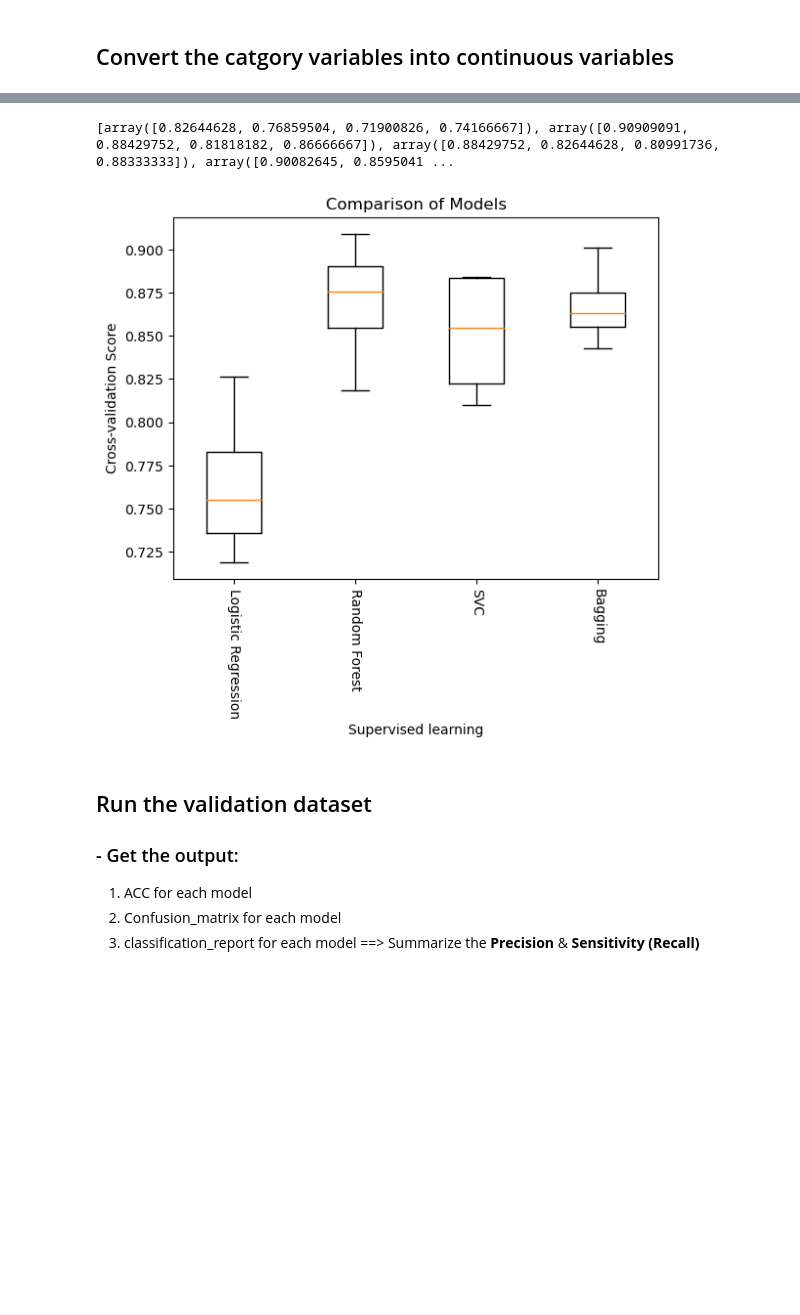
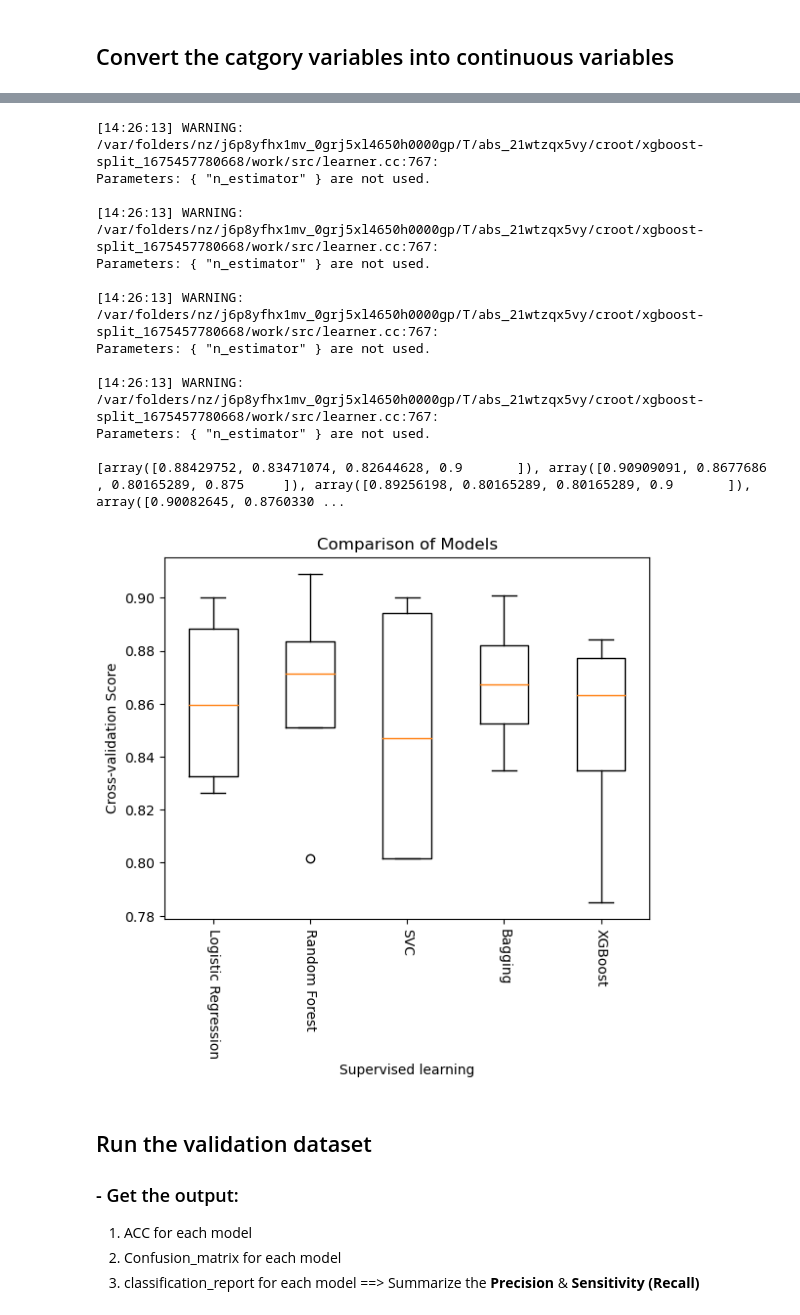
Before and after one commit to dsChenWu/ML-Project, a Jupyter notebook: credit_card_project/Credit_catd_approval.ipynb, the cells around one changed output, grey strips where cells are left out. Saved outputs shown, nothing was run; the diff lists cells and outputs as text; code cells hidden in the pictures; blank space fills up the shorter version.

```diff
--- a/credit_card_project/Credit_catd_approval.ipynb
+++ b/credit_card_project/Credit_catd_approval.ipynb
@@ -40,13 +41,20 @@ import pandas as pd
 column_name = [f'A{i}' for i in range(1,17)]
 data = pd.read_csv('crx.data', header = None, names = column_name)
 print(data)
-
 print(data.head())
 print(data.info())
 
+# data.loc[data['A16'] =='+', 'A16'] = 1
+# data.loc[data['A16']== '-', 'A16'] = 0
+
+data['A16'] = data['A16'].map({'+': 1, '-': 0})
+
 # Follwoing the dataset description, column 15th is the target variale.
 y = data.pop('A16')
-print(y)
+
+
+print(y.value_counts())
+print(y.unique)
 # %% [output]
     A1     A2      A3 A4 A5  A6  A7    A8 A9 A10  A11 A12 A13    A14  A15 A16
 0    b  30.83   0.000  u  g   w   v  1.25  t   t    1   f   g  00202    0   +
@@ -251,23 +260,36 @@ Bagging : 0.8778409090909091
 # %%
 # Cross-Validation
-models = {'Logistic Regression': linear_model.LogisticRegression(C = 0.001), 'Random Forest': ensemble.RandomForestClassifier(max_depth = 10,min_samples_leaf = 15),
-          'SVC': svm.SVC(C = 1.3204, kernel = 'linear'),'Bagging': ensemble.BaggingClassifier(base_estimator=ensemble.RandomForestClassifier(max_depth = 14, min_samples_leaf = 10), n_estimators = 100)}
+models = {'Logistic Regression': linear_model.LogisticRegression(C = 0.12),
+          'Random Forest': ensemble.RandomForestClassifier(max_depth = 5,min_samples_leaf = 10),
+          'SVC': svm.SVC(C = 0.1 , kernel = 'linear'),
+          'Bagging': ensemble.BaggingClassifier(base_estimator=ensemble.RandomForestClassifier(max_depth = 12, min_samples_leaf = 10), n_estimators = 100),
+          'XGBoost': xgb.XGBClassifier(n_estimator = 55, max_depth = 17, learning_rate = 0.16, colsample_bytree = 0.7)}
 result = []
 for model in models.values():
     cv_results = model_selection.cross_val_score(model, X_train_scaled, y_train, cv = kf)
     result.append(cv_results)
 print(result)
-
-
 plt.boxplot(result, labels= models.keys())
 plt.xlabel('Supervised learning')
 plt.ylabel('Cross-validation Score')
 plt.title('Comparison of Models')
 plt.xticks(rotation = 270)
 plt.show()
 # %% [output]
-[array([0.82644628, 0.76859504, 0.71900826, 0.74166667]), array([0.90909091, 0.88429752, 0.81818182, 0.86666667]), array([0.88429752, 0.82644628, 0.80991736, 0.88333333]), array([0.90082645, 0.8595041 ...
+[14:26:13] WARNING: /var/folders/nz/j6p8yfhx1mv_0grj5xl4650h0000gp/T/abs_21wtzqx5vy/croot/xgboost-split_1675457780668/work/src/learner.cc:767:
+Parameters: { "n_estimator" } are not used.
+
+[14:26:13] WARNING: /var/folders/nz/j6p8yfhx1mv_0grj5xl4650h0000gp/T/abs_21wtzqx5vy/croot/xgboost-split_1675457780668/work/src/learner.cc:767:
+Parameters: { "n_estimator" } are not used.
+
+[14:26:13] WARNING: /var/folders/nz/j6p8yfhx1mv_0grj5xl4650h0000gp/T/abs_21wtzqx5vy/croot/xgboost-split_1675457780668/work/src/learner.cc:767:
+Parameters: { "n_estimator" } are not used.
+
+[14:26:13] WARNING: /var/folders/nz/j6p8yfhx1mv_0grj5xl4650h0000gp/T/abs_21wtzqx5vy/croot/xgboost-split_1675457780668/work/src/learner.cc:767:
+Parameters: { "n_estimator" } are not used.
+
+[array([0.88429752, 0.83471074, 0.82644628, 0.9       ]), array([0.90909091, 0.8677686 , 0.80165289, 0.875     ]), array([0.89256198, 0.80165289, 0.80165289, 0.9       ]), array([0.90082645, 0.8760330 ...
-[figure, old version]
+[figure, new version]
 # %% [markdown]
 ## Run the validation dataset
 ### - Get the output:
```
Also changed, not shown: parts of 14 cells of this notebook.
